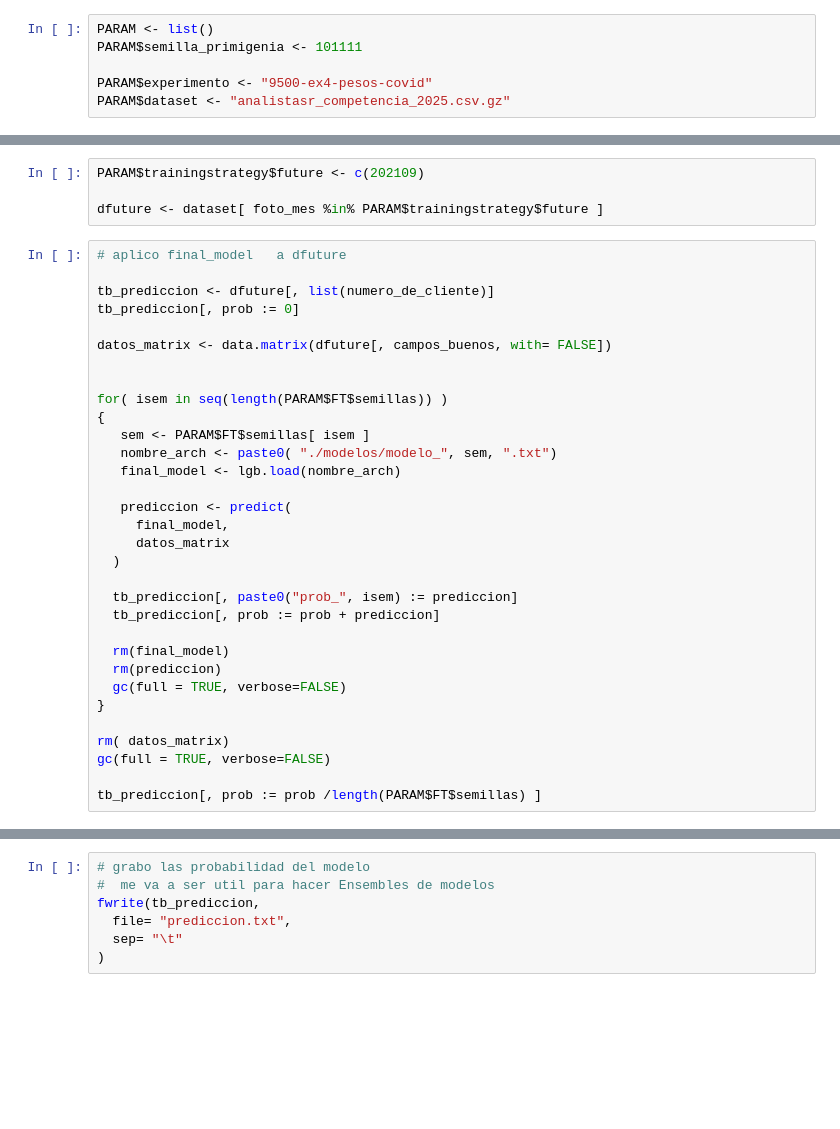
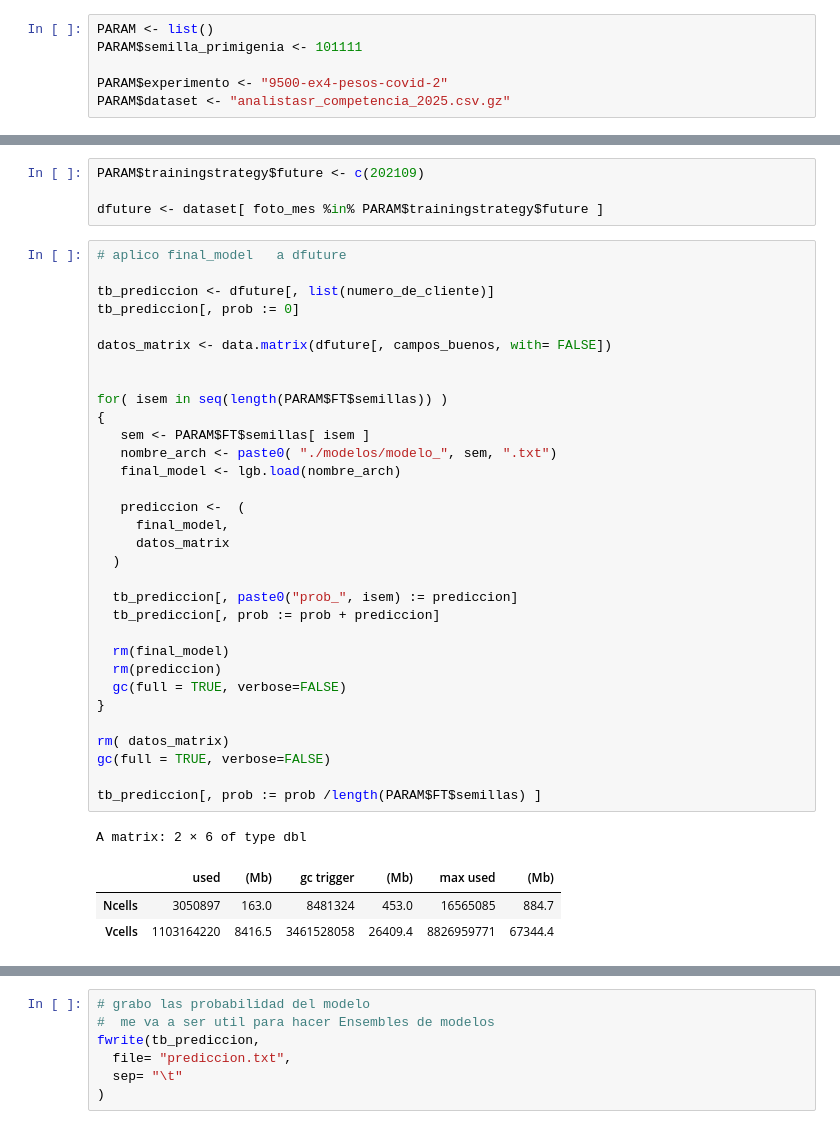
Before and after one commit to Juanma300102/labo2025v, a Jupyter notebook: src/workflows/950_WorkFlow_01_senior_ex4-covid-.ipynb, the cells around one changed output, grey strips where cells are left out. Drawn from its saved outputs; the diff is of its cells as text; blank space fills up the shorter version.

Commit message:
Ran exp covid 2

```diff
--- a/src/workflows/950_WorkFlow_01_senior_ex4-covid-.ipynb
+++ b/src/workflows/950_WorkFlow_01_senior_ex4-covid-.ipynb
@@ -59,7 +41,7 @@ The following objects are masked from ‘package:base’:
 PARAM <- list()
 PARAM$semilla_primigenia <- 101111
 
-PARAM$experimento <- "9500-ex4-pesos-covid"
+PARAM$experimento <- "9500-ex4-pesos-covid-2"
 PARAM$dataset <- "analistasr_competencia_2025.csv.gz"
 # %% [markdown]
 #### Carpeta del Experimento
@@ -2004,34 +2015,39 @@ dfuture <- dataset[ foto_mes %in% PARAM$trainingstrategy$future ]
 # aplico final_model   a dfuture
 
 tb_prediccion <- dfuture[, list(numero_de_cliente)]
 tb_prediccion[, prob := 0]
 
 datos_matrix <- data.matrix(dfuture[, campos_buenos, with= FALSE])
 
 
 for( isem in seq(length(PARAM$FT$semillas)) )
 {
    sem <- PARAM$FT$semillas[ isem ]
    nombre_arch <- paste0( "./modelos/modelo_", sem, ".txt")
    final_model <- lgb.load(nombre_arch)
 
-   prediccion <- predict(
+   prediccion <-  (
      final_model,
      datos_matrix
   )
 
   tb_prediccion[, paste0("prob_", isem) := prediccion]
   tb_prediccion[, prob := prob + prediccion]
 
   rm(final_model)
   rm(prediccion)
   gc(full = TRUE, verbose=FALSE)
 }
 
 rm( datos_matrix)
 gc(full = TRUE, verbose=FALSE)
 
 tb_prediccion[, prob := prob /length(PARAM$FT$semillas) ]
+# %% [output]
+A matrix: 2 × 6 of type dbl
+|  | used | (Mb) | gc trigger | (Mb) | max used | (Mb) |
+| Ncells | 3050897 | 163.0 | 8481324 | 453.0 | 16565085 | 884.7 |
+| Vcells | 1103164220 | 8416.5 | 3461528058 | 26409.4 | 8826959771 | 67344.4 |
 # %%
 # veo que hay en tb_prediccion
 tb_prediccion
```
Also changed, not shown: parts of 16 cells of this notebook.
